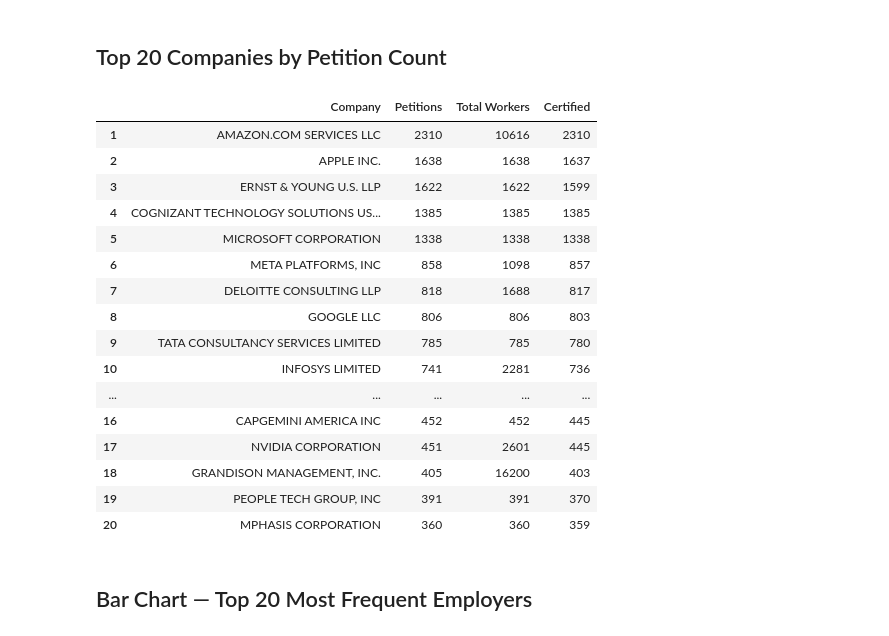
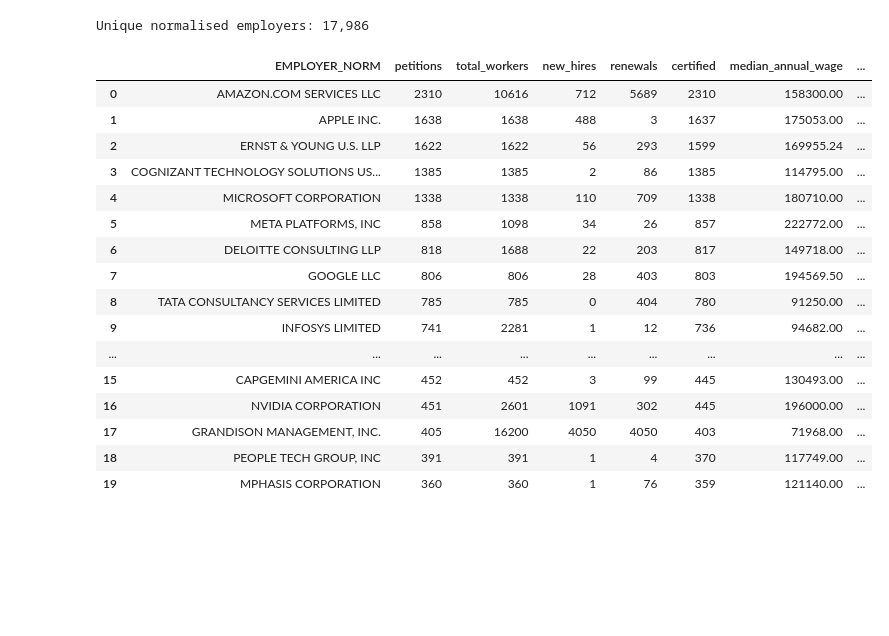
Before and after one commit to Litun/QuantTrading, a Jupyter notebook: h1b_analysis.ipynb, the cells around one changed output. Saved outputs shown, nothing was run; the diff lists cells and outputs as text; code cells hidden in the pictures; blank space fills up the shorter version.

```diff
--- a/h1b_analysis.ipynb
+++ b/h1b_analysis.ipynb
@@ -59,28 +170,42 @@ Unique companies: 17,986
-# %% [markdown]
-## Top 20 Companies by Petition Count
-# %%
-top20 = company_counts.head(20).copy()
-top20.index = range(1, 21)
-top20.columns = ["Company", "Petitions", "Total Workers", "Certified"]
-top20
-# %% [output]
-|  | Company | Petitions | Total Workers | Certified |
-| 1 | AMAZON.COM SERVICES LLC | 2310 | 10616 | 2310 |
-| 2 | APPLE INC. | 1638 | 1638 | 1637 |
-| 3 | ERNST & YOUNG U.S. LLP | 1622 | 1622 | 1599 |
-| 4 | COGNIZANT TECHNOLOGY SOLUTIONS US... | 1385 | 1385 | 1385 |
-| 5 | MICROSOFT CORPORATION | 1338 | 1338 | 1338 |
-| 6 | META PLATFORMS, INC | 858 | 1098 | 857 |
-| 7 | DELOITTE CONSULTING LLP | 818 | 1688 | 817 |
-| 8 | GOOGLE LLC | 806 | 806 | 803 |
-| 9 | TATA CONSULTANCY SERVICES LIMITED | 785 | 785 | 780 |
-| 10 | INFOSYS LIMITED | 741 | 2281 | 736 |
-| ... | ... | ... | ... | ... |
-| 16 | CAPGEMINI AMERICA INC | 452 | 452 | 445 |
-| 17 | NVIDIA CORPORATION | 451 | 2601 | 445 |
-| 18 | GRANDISON MANAGEMENT, INC. | 405 | 16200 | 403 |
-| 19 | PEOPLE TECH GROUP, INC | 391 | 391 | 370 |
-| 20 | MPHASIS CORPORATION | 360 | 360 | 359 |
-# %% [markdown]
-## Bar Chart — Top 20 Most Frequent Employers
+# %%
+df['EMPLOYER_NORM'] = df['EMPLOYER_NAME'].fillna('UNKNOWN').str.strip().str.upper()
+
+# Annualise wages (cap extreme outliers at 99th pct for aggregation)
+df['annual_wage'] = df['WAGE_RATE_OF_PAY_FROM'] * df['WAGE_UNIT_OF_PAY'].map(UNIT_MULT)
+df['annual_pw']   = df['PREVAILING_WAGE']        * df['PW_UNIT_OF_PAY'].map(UNIT_MULT)
+df['wage_premium_pct'] = (df['annual_wage'] - df['annual_pw']) / df['annual_pw'] * 100
+
+grp = df.groupby('EMPLOYER_NORM').agg(
+    petitions          = ('CASE_NUMBER',        'count'),
+    total_workers      = ('TOTAL_WORKER_POSITIONS', 'sum'),
+    new_hires          = ('NEW_EMPLOYMENT',      'sum'),
+    renewals           = ('CONTINUED_EMPLOYMENT','sum'),
+    certified          = ('CASE_STATUS',         lambda s: s.str.startswith('Certified').sum()),
+    median_annual_wage = ('annual_wage',         'median'),
+    median_pw          = ('annual_pw',           'median'),
+    median_premium_pct = ('wage_premium_pct',    'median'),
+).reset_index().sort_values('petitions', ascending=False).reset_index(drop=True)
+
+grp['cert_rate_%'] = (grp['certified'] / grp['petitions'] * 100).round(1)
+print(f"Unique normalised employers: {len(grp):,}")
+grp.head(20)
+# %% [output]
+Unique normalised employers: 17,986
+|  | EMPLOYER_NORM | petitions | total_workers | new_hires | renewals | certified | median_annual_wage | ... |
+| 0 | AMAZON.COM SERVICES LLC | 2310 | 10616 | 712 | 5689 | 2310 | 158300.00 | ... |
+| 1 | APPLE INC. | 1638 | 1638 | 488 | 3 | 1637 | 175053.00 | ... |
+| 2 | ERNST & YOUNG U.S. LLP | 1622 | 1622 | 56 | 293 | 1599 | 169955.24 | ... |
+| 3 | COGNIZANT TECHNOLOGY SOLUTIONS US... | 1385 | 1385 | 2 | 86 | 1385 | 114795.00 | ... |
+| 4 | MICROSOFT CORPORATION | 1338 | 1338 | 110 | 709 | 1338 | 180710.00 | ... |
+| 5 | META PLATFORMS, INC | 858 | 1098 | 34 | 26 | 857 | 222772.00 | ... |
+| 6 | DELOITTE CONSULTING LLP | 818 | 1688 | 22 | 203 | 817 | 149718.00 | ... |
+| 7 | GOOGLE LLC | 806 | 806 | 28 | 403 | 803 | 194569.50 | ... |
+| 8 | TATA CONSULTANCY SERVICES LIMITED | 785 | 785 | 0 | 404 | 780 | 91250.00 | ... |
+| 9 | INFOSYS LIMITED | 741 | 2281 | 1 | 12 | 736 | 94682.00 | ... |
+| ... | ... | ... | ... | ... | ... | ... | ... | ... |
+| 15 | CAPGEMINI AMERICA INC | 452 | 452 | 3 | 99 | 445 | 130493.00 | ... |
+| 16 | NVIDIA CORPORATION | 451 | 2601 | 1091 | 302 | 445 | 196000.00 | ... |
+| 17 | GRANDISON MANAGEMENT, INC. | 405 | 16200 | 4050 | 4050 | 403 | 71968.00 | ... |
+| 18 | PEOPLE TECH GROUP, INC | 391 | 391 | 1 | 4 | 370 | 117749.00 | ... |
+| 19 | MPHASIS CORPORATION | 360 | 360 | 1 | 76 | 359 | 121140.00 | ... |
 # %%
```
Also changed, not shown: parts of 27 cells of this notebook, 2 other files.
